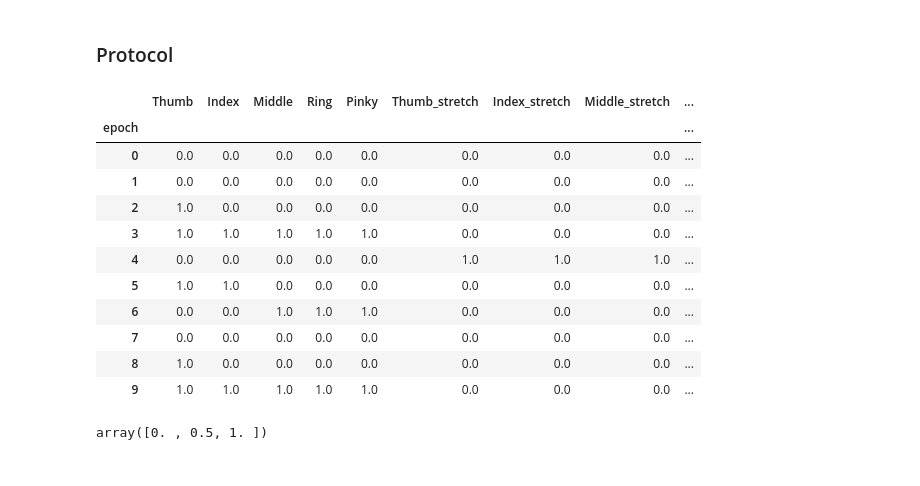
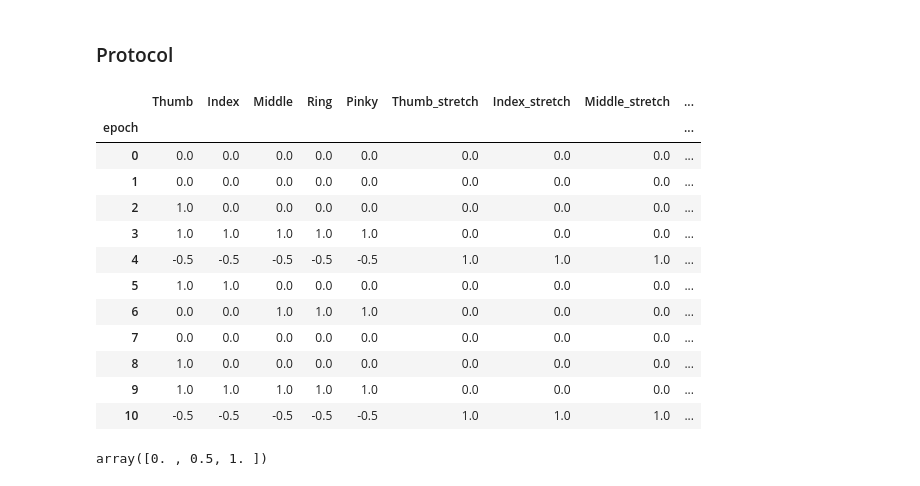
Before and after one commit to Internship-moto/Gestures_3, a Jupyter notebook: notebooks/Gestures_2.ipynb, the cells around one changed output. Saved outputs shown, nothing was run; the diff lists cells and outputs as text; code cells hidden in the pictures.

```diff
--- a/notebooks/Gestures_2.ipynb
+++ b/notebooks/Gestures_2.ipynb
@@ -172,20 +172,21 @@ BUTTON_SYNC_TS_CH: ['BUTTON', 'SYNC', 'ts']
 ### Protocol
 # %%
 gestures_protocol = mounts['gestures_protocol']
-gestures_protocol.head(10)
+gestures_protocol.head(11)
 # %% [output]
 |  | Thumb | Index | Middle | Ring | Pinky | Thumb_stretch | Index_stretch | Middle_stretch | ... |
 | epoch |  |  |  |  |  |  |  |  | ... |
 | 0 | 0.0 | 0.0 | 0.0 | 0.0 | 0.0 | 0.0 | 0.0 | 0.0 | ... |
 | 1 | 0.0 | 0.0 | 0.0 | 0.0 | 0.0 | 0.0 | 0.0 | 0.0 | ... |
 | 2 | 1.0 | 0.0 | 0.0 | 0.0 | 0.0 | 0.0 | 0.0 | 0.0 | ... |
 | 3 | 1.0 | 1.0 | 1.0 | 1.0 | 1.0 | 0.0 | 0.0 | 0.0 | ... |
-| 4 | 0.0 | 0.0 | 0.0 | 0.0 | 0.0 | 1.0 | 1.0 | 1.0 | ... |
+| 4 | -0.5 | -0.5 | -0.5 | -0.5 | -0.5 | 1.0 | 1.0 | 1.0 | ... |
 | 5 | 1.0 | 1.0 | 0.0 | 0.0 | 0.0 | 0.0 | 0.0 | 0.0 | ... |
 | 6 | 0.0 | 0.0 | 1.0 | 1.0 | 1.0 | 0.0 | 0.0 | 0.0 | ... |
 | 7 | 0.0 | 0.0 | 0.0 | 0.0 | 0.0 | 0.0 | 0.0 | 0.0 | ... |
 | 8 | 1.0 | 0.0 | 0.0 | 0.0 | 0.0 | 0.0 | 0.0 | 0.0 | ... |
 | 9 | 1.0 | 1.0 | 1.0 | 1.0 | 1.0 | 0.0 | 0.0 | 0.0 | ... |
+| 10 | -0.5 | -0.5 | -0.5 | -0.5 | -0.5 | 1.0 | 1.0 | 1.0 | ... |
 # %%
 gestures_protocol['Pronation'].unique()
 # %% [output]
```
Also changed, not shown: parts of 5 cells of this notebook.
